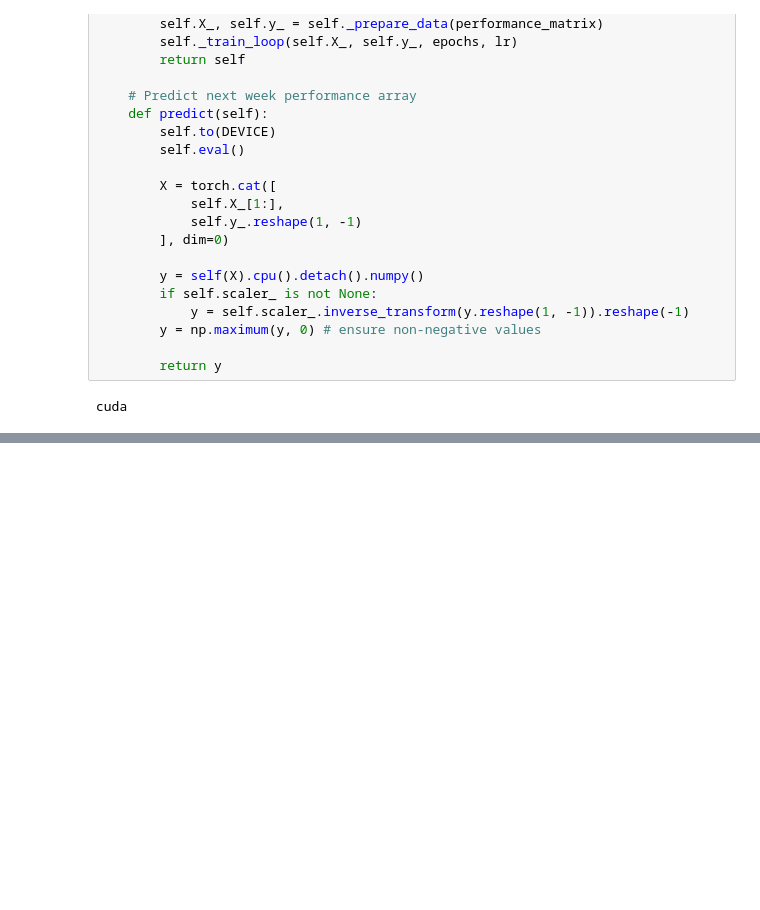
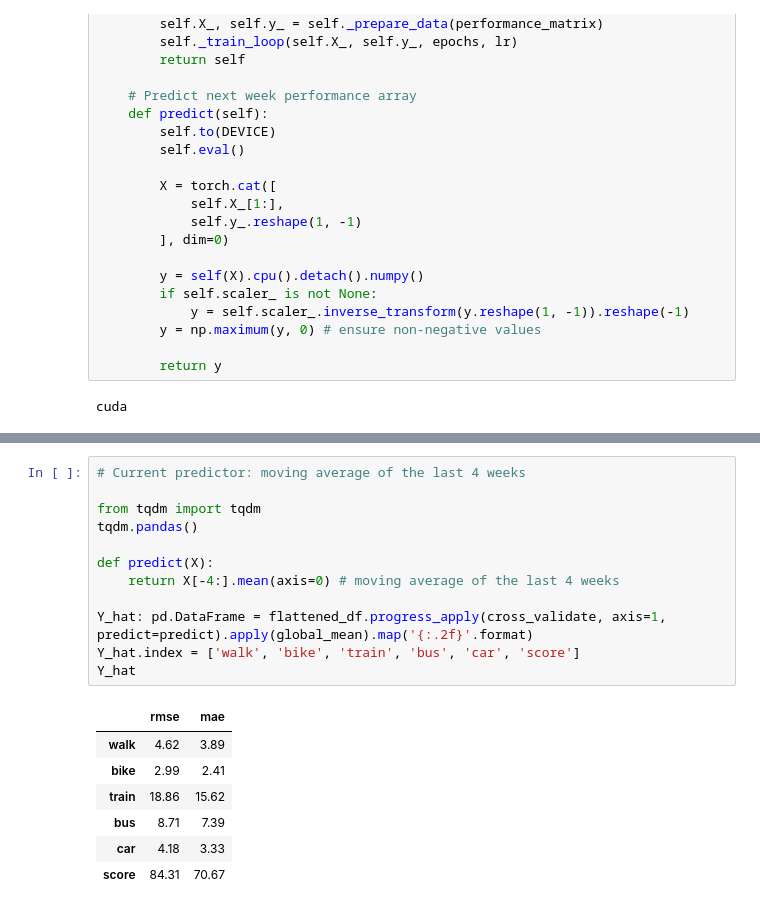
Before and after one commit to rik1599/playngo_challenge_generator, a Jupyter notebook: notebooks/GRU.ipynb, the cells around one changed output, grey strips where cells are left out. Cells and saved outputs as stored; diff of their text form; blank space fills up the shorter version.

```diff
--- a/notebooks/GRU.ipynb
+++ b/notebooks/GRU.ipynb
@@ -176,2 +224,22 @@ cuda
+# %%
+# Current predictor: moving average of the last 4 weeks
+
+from tqdm import tqdm
+tqdm.pandas()
+
+def predict(X):
+    return X[-4:].mean(axis=0) # moving average of the last 4 weeks
+
+Y_hat: pd.DataFrame = flattened_df.progress_apply(cross_validate, axis=1, predict=predict).apply(global_mean).map('{:.2f}'.format)
+Y_hat.index = ['walk', 'bike', 'train', 'bus', 'car', 'score']
+Y_hat
+# %% [output]
+|  | rmse | mae |
+| walk | 4.62 | 3.89 |
+| bike | 2.99 | 2.41 |
+| train | 18.86 | 15.62 |
+| bus | 8.71 | 7.39 |
+| car | 4.18 | 3.33 |
+| score | 84.31 | 70.67 |
 # %%
 from sklearn.preprocessing import StandardScaler as scaler
```
Also changed, not shown: parts of 6 cells of this notebook, 2 other files.
